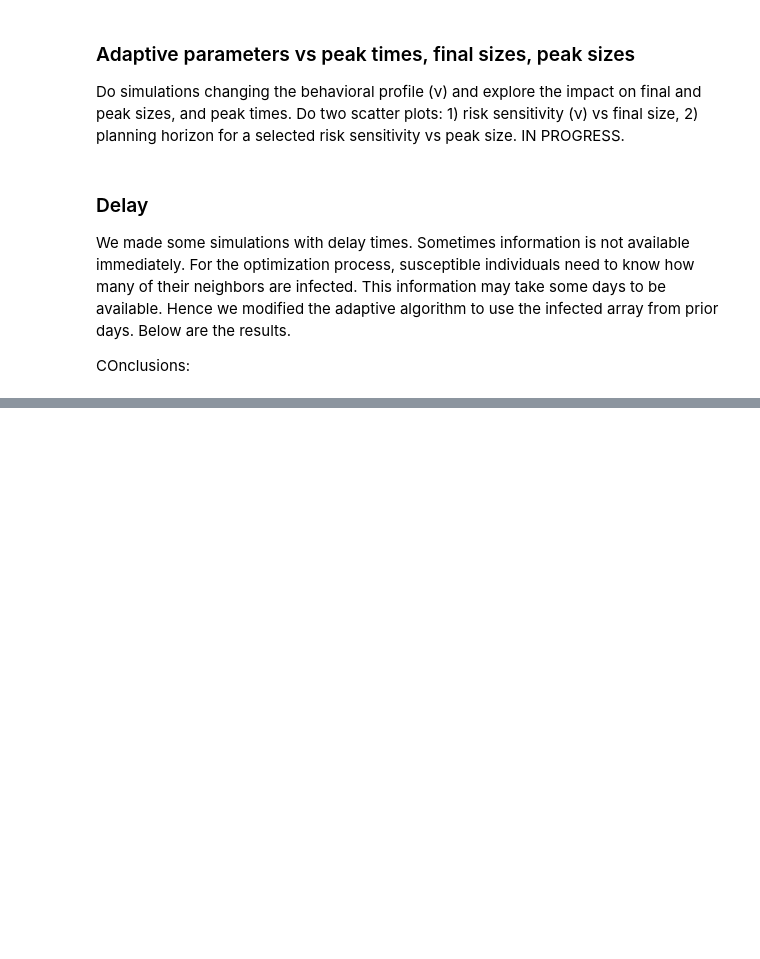
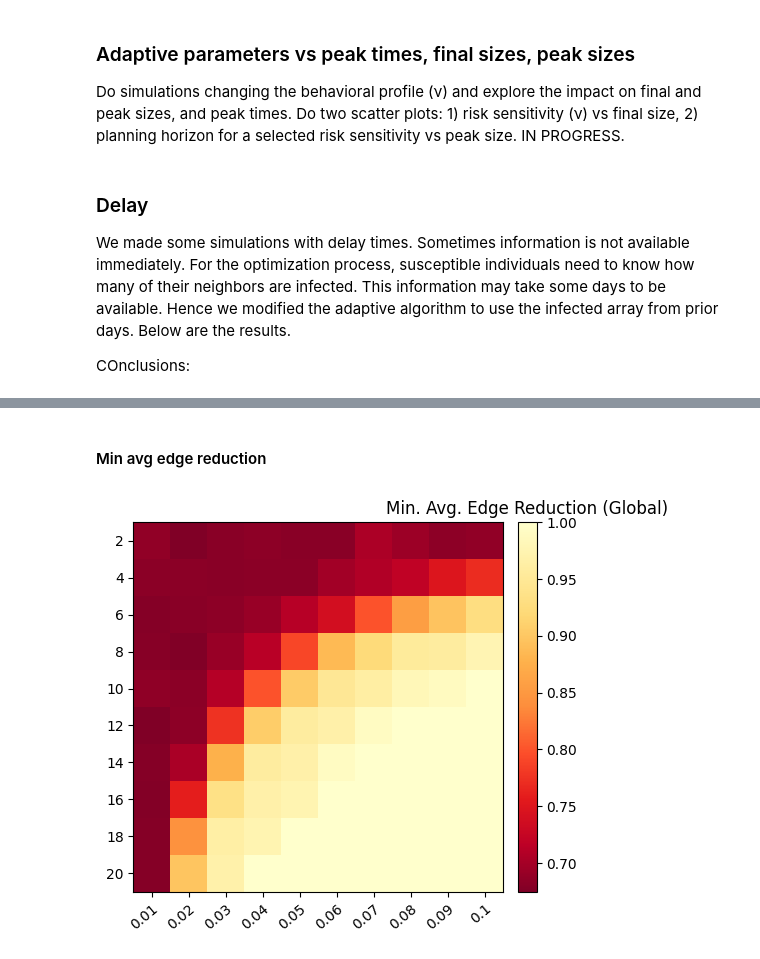
Before and after one commit to JimmyCalvoMonge/AdaptiveNetworks, a Jupyter notebook: network_experiments.ipynb, the cells around one changed output, grey strips where cells are left out. Saved outputs shown, nothing was run; the diff lists cells and outputs as text; code cells hidden in the pictures; blank space fills up the shorter version.

```diff
--- a/network_experiments.ipynb
+++ b/network_experiments.ipynb
@@ -1213,7 +858,7 @@ bepidist_delay0 = pd.read_csv('./Data/20251102111721_bepidist_delay_data.csv')
 bepidist_no_delay = bepidist_no_delay.apply(pd.to_numeric)
 bepidist_delay0 = bepidist_delay0.apply(pd.to_numeric)
 # %%
-for d in bepidist_delay0['d'].unique().tolist():
+for d in [3,7]:
 
     bepidist_delay = bepidist_delay0[bepidist_delay0['d'] == d]
 
@@ -1282,0 +1047,56 @@ for d in bepidist_delay0['d'].unique().tolist():
+# %% [markdown]
+#### Min avg edge reduction
+# %%
+data_min = pd.DataFrame({})
+for v in bepidist_data['V'].unique():
+    for T in bepidist_data['T'].unique():
+        bepidist = bepidist_data[(bepidist_data['V'] == v) & (bepidist_data['T'] == T)]
+        mean_sus = bepidist['edgecount_mean'].tolist()
+        min_ctc_sus = np.nanmin(mean_sus)
+        data_min = pd.concat([data_min, pd.DataFrame({
+            'V': [v],
+            'T': [T],
+            'min': [min_ctc_sus]
+        })], ignore_index=True)
+
+plot1_data = data_min.pivot(index='V', columns='T', values='min')
+
+# Labels
+xlabs = list(plot1_data.index)
+ylabs = plot1_data.columns.tolist()
+data = np.transpose(np.abs(plot1_data.values))
+
+# Heat map
+fig, ax = plt.subplots()
+im = ax.imshow(data, cmap = cmap_r)
+
+# Add the labels
+ax.set_xticks(np.arange(len(xlabs)))
+ax.set_yticks(np.arange(len(ylabs)))
+ax.set_xticklabels(xlabs)
+ax.set_yticklabels(ylabs)
+
+
+# Create colorbar with same height as heatmap
+from mpl_toolkits.axes_grid1 import make_axes_locatable
+# Create an axes divider for the heatmap
+divider = make_axes_locatable(ax)
+# Append a new axes for the colorbar, same height as ax
+cax = divider.append_axes("right", size="5%", pad=0.15)
+# Add colorbar to the new axes
+cbar = plt.colorbar(im, cax=cax)
+
+# Rotate the labels of the X-axis
+plt.setp(ax.get_xticklabels(), rotation = 40,
+         ha = "right", rotation_mode = "anchor")
+
+# # Add the color bar
+# cbar = ax.figure.colorbar(im, ax = ax)
+# cbar.ax.set_ylabel("Min. Avg. Edge Reduction", rotation = -90, va = "bottom")
+
+plt.title(f"Min. Avg. Edge Reduction (Global)")
+# plt.xlabel("Utility shape parameter")
+# plt.ylabel("Planning horizon (days)")
+plt.show()
+# %% [output]
+[figure, added]
```
Also changed, not shown: parts of 28 cells of this notebook.
